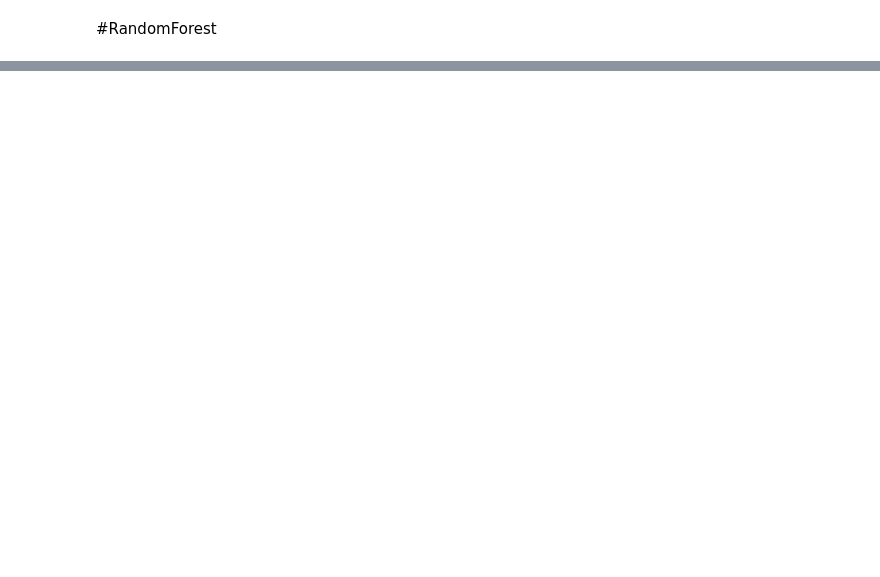
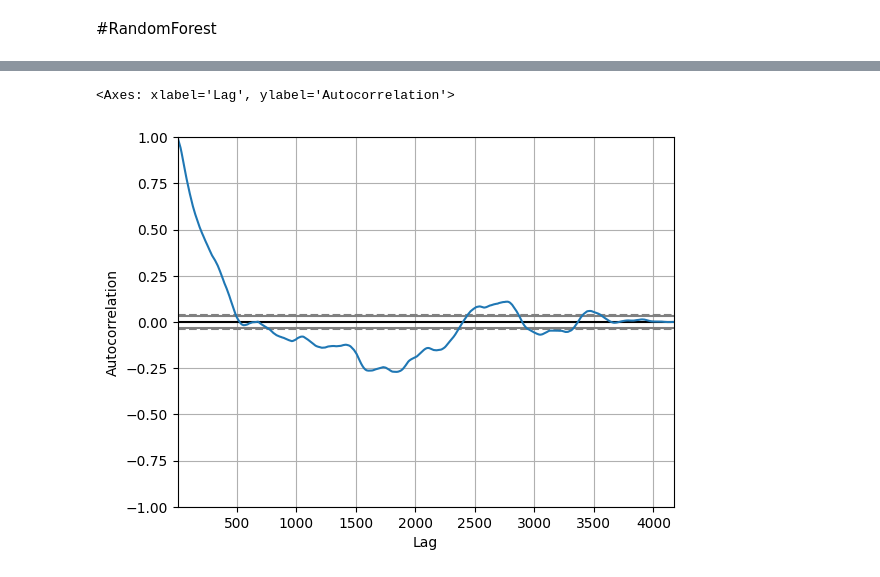
Before and after one commit to Monique14041980/dtat-brent-price, a Jupyter notebook: Modulo04v04_ipea.ipynb, the cells around one changed output, grey strips where cells are left out. Drawn from its saved outputs; the diff is of its cells as text; code cells hidden in the pictures; blank space fills up the shorter version.

```diff
--- a/Modulo04v04_ipea.ipynb
+++ b/Modulo04v04_ipea.ipynb
@@ -395,0 +526,8 @@ plt.show()
+# %%
+#fonte dos índices e cotações:   https://finance.yahoo.com/
+indice = "BZ=F"   # Brent Crude Oil Last Day Financ (BZ=F)
+inicio = "2007-07-30" #Define a data de ínicio para importação dos dados
+#Coleta dados históricos do índice de referência até a data corrente
+dados_acao = yf.download(indice, inicio)
+#Quando a biblioteca é chamada sem uma data final, carrega as cotações até a data corrente
+df_cotacoes =pd.DataFrame(dados_acao)
@@ -395,0 +536,2 @@ plt.show()
+# %%
+dados = df_cotacoes.copy()
@@ -395,0 +542,3 @@ plt.show()
+# %%
+dados.drop('Adj Close', axis=1, inplace=True)
+dados.info()
@@ -395,0 +558,4 @@ plt.show()
+# %%
+dados = dados.reset_index()
+dados.isnull().sum()
+dados.dtypes
@@ -395,0 +606,5 @@ plt.show()
+# %%
+autocorrelation_plot(dados['Close'])
+# %% [output]
+<Axes: xlabel='Lag', ylabel='Autocorrelation'>
+[figure, added]
```
Also changed, not shown: parts of 56 cells of this notebook, 5 other files.
